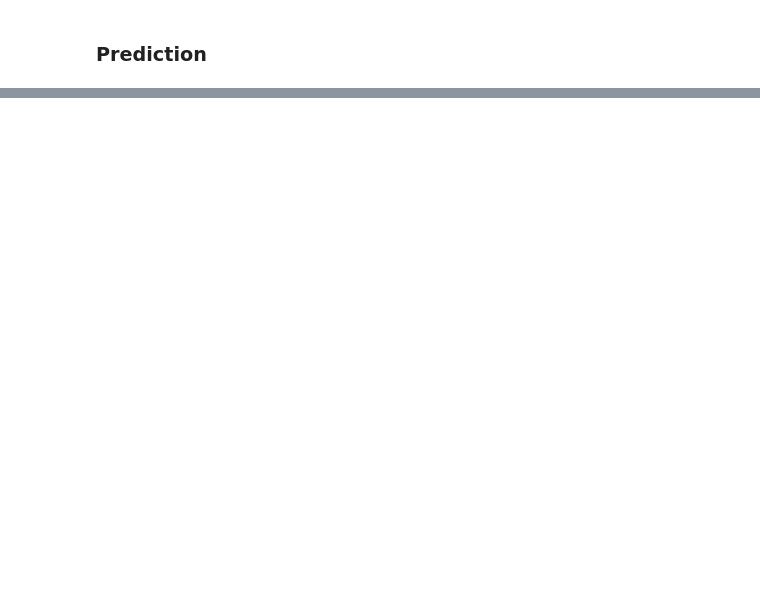
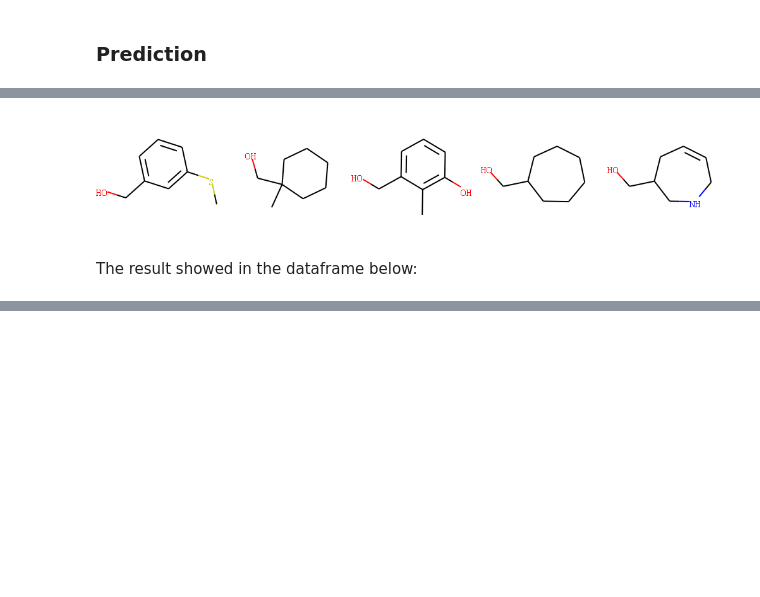
Before and after one commit to UWDIRECT-2019/DarKnight, a Jupyter notebook: darknight/important_notebooks/Avg_rxn_vec_Acid_Alcohol.ipynb, the cells around one changed output, grey strips where cells are left out. Drawn from its saved outputs; the diff is of its cells as text; code cells hidden in the pictures; blank space fills up the shorter version.

```diff
--- a/darknight/important_notebooks/Avg_rxn_vec_Acid_Alcohol.ipynb
+++ b/darknight/important_notebooks/Avg_rxn_vec_Acid_Alcohol.ipynb
@@ -122,0 +147,7 @@ The std angle is: 5.554756499497914
+# %%
+# Show the testing products we loaded
+Chem.Draw.MolsToGridImage([Chem.MolFromSmiles(mol) for mol in aatest['products']], molsPerRow=5, subImgSize=(200, 200))
+# %% [output]
+[figure, added]
+# %% [markdown]
+The result showed in the dataframe below:
```
Also changed, not shown: parts of 22 cells of this notebook, 2 other files.
